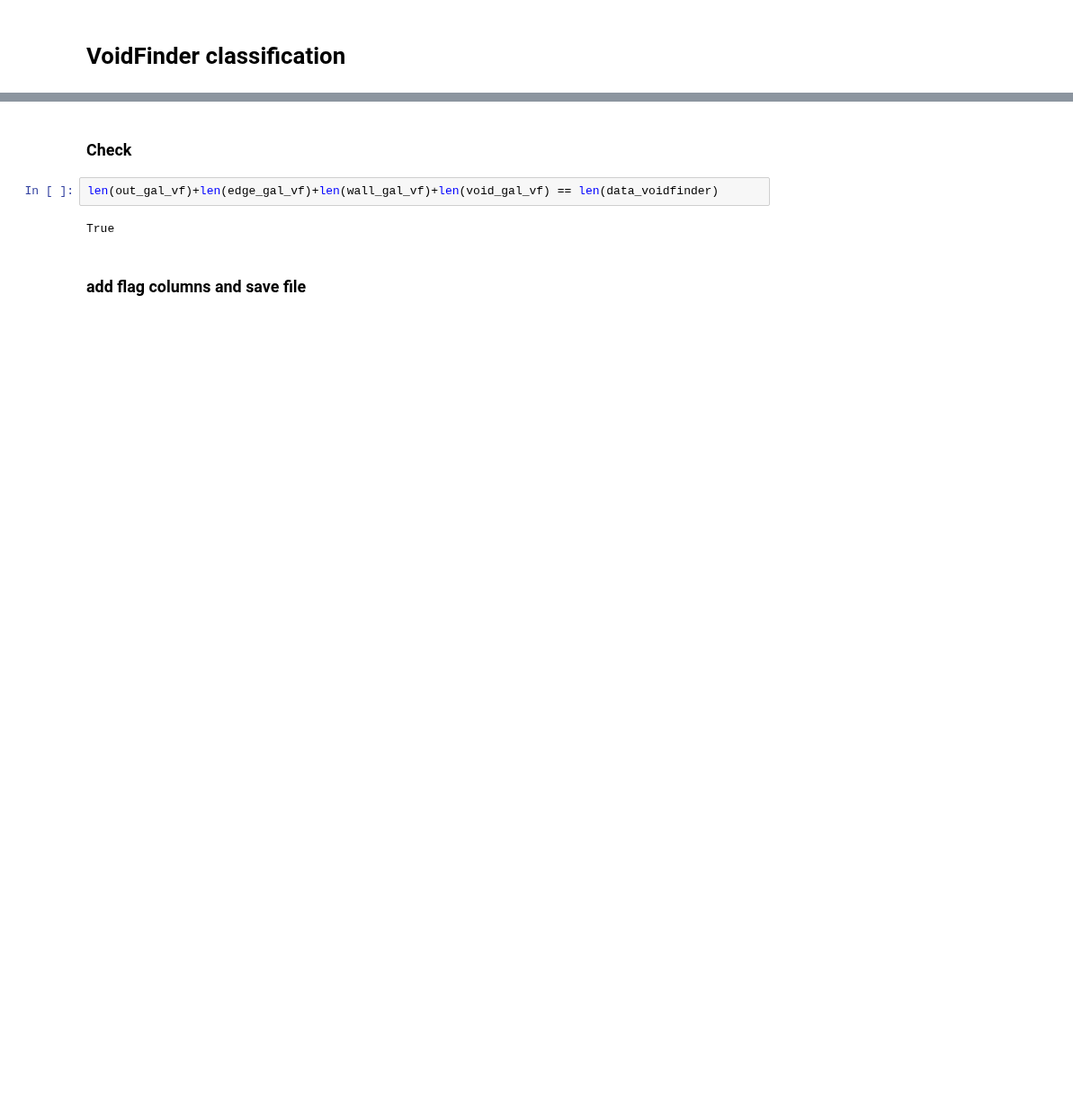
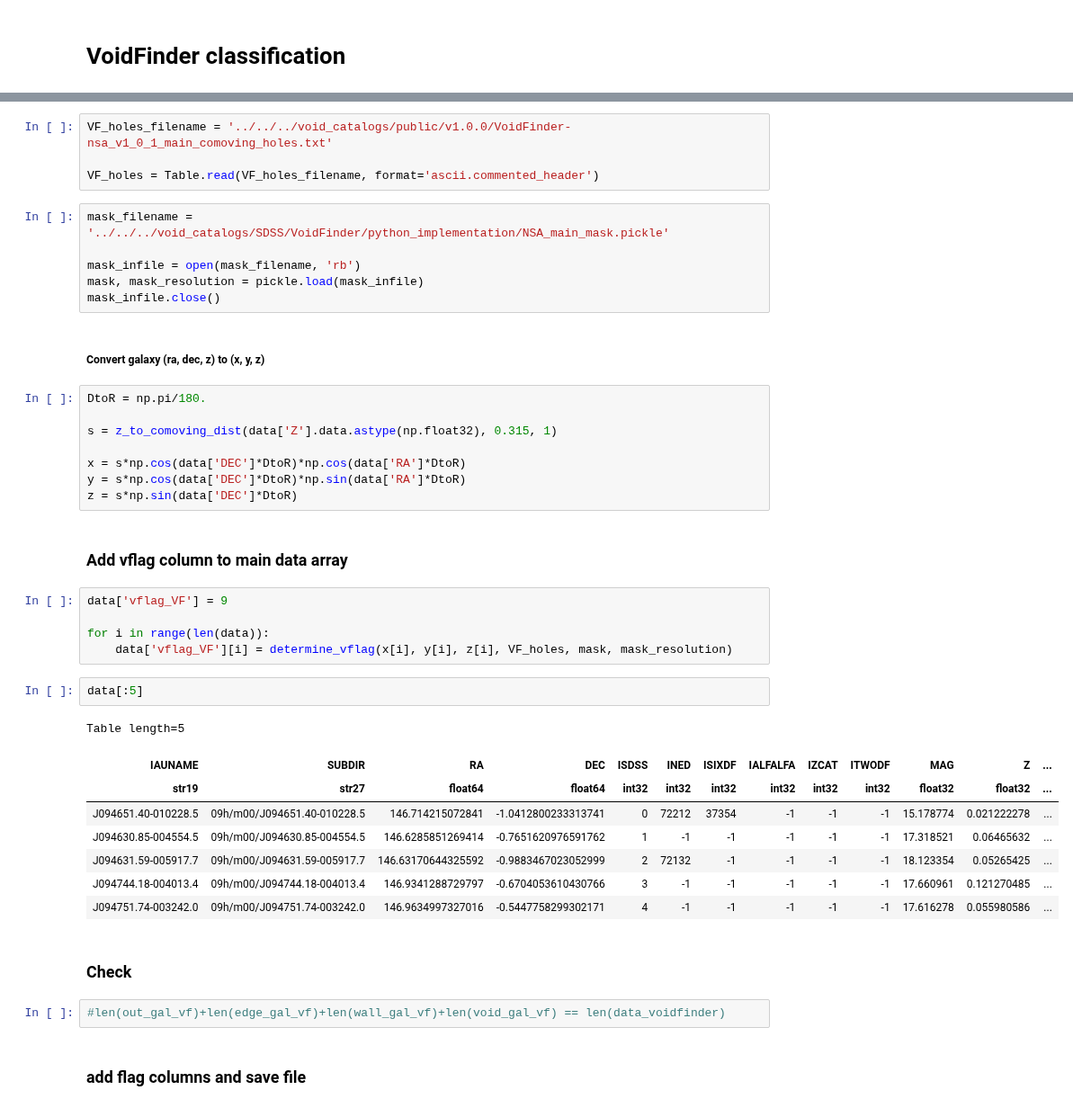
Before and after one commit to DESI-UR/Void_analysis, a Jupyter notebook: nb/Fatima_Zaidouni/Environment Classification for V^2 and Voidfinder.ipynb, the cells around one changed output, grey strips where cells are left out. Shown at 90% size. Saved outputs shown, nothing was run; the diff lists cells and outputs as text; blank space fills up the shorter version.

```diff
--- a/nb/Fatima_Zaidouni/Environment Classification for V^2 and Voidfinder.ipynb
+++ b/nb/Fatima_Zaidouni/Environment Classification for V^2 and Voidfinder.ipynb
@@ -120,9 +199,45 @@ edge_gal_vf = np.argwhere(np.array(data_voidfinder['vflag']) == 2)
+# %%
+VF_holes_filename = '../../../void_catalogs/public/v1.0.0/VoidFinder-nsa_v1_0_1_main_comoving_holes.txt'
+
+VF_holes = Table.read(VF_holes_filename, format='ascii.commented_header')
+# %%
+mask_filename = '../../../void_catalogs/SDSS/VoidFinder/python_implementation/NSA_main_mask.pickle'
+
+mask_infile = open(mask_filename, 'rb')
+mask, mask_resolution = pickle.load(mask_infile)
+mask_infile.close()
+# %% [markdown]
+##### Convert galaxy (ra, dec, z) to (x, y, z)
+# %%
+DtoR = np.pi/180.
+
+s = z_to_comoving_dist(data['Z'].data.astype(np.float32), 0.315, 1)
+
+x = s*np.cos(data['DEC']*DtoR)*np.cos(data['RA']*DtoR)
+y = s*np.cos(data['DEC']*DtoR)*np.sin(data['RA']*DtoR)
+z = s*np.sin(data['DEC']*DtoR)
+# %% [markdown]
+### Add vflag column to main data array
+# %%
+data['vflag_VF'] = 9
+
+for i in range(len(data)):
+    data['vflag_VF'][i] = determine_vflag(x[i], y[i], z[i], VF_holes, mask, mask_resolution)
+# %%
+data[:5]
+# %% [output]
+Table length=5
+| IAUNAME | SUBDIR | RA | DEC | ISDSS | INED | ISIXDF | IALFALFA | IZCAT | ITWODF | MAG | Z | ... |
+| str19 | str27 | float64 | float64 | int32 | int32 | int32 | int32 | int32 | int32 | float32 | float32 | ... |
+| J094651.40-010228.5 | 09h/m00/J094651.40-010228.5 | 146.714215072841 | -1.0412800233313741 | 0 | 72212 | 37354 | -1 | -1 | -1 | 15.178774 | 0.021222278 | ... |
+| J094630.85-004554.5 | 09h/m00/J094630.85-004554.5 | 146.6285851269414 | -0.7651620976591762 | 1 | -1 | -1 | -1 | -1 | -1 | 17.318521 | 0.06465632 | ... |
+| J094631.59-005917.7 | 09h/m00/J094631.59-005917.7 | 146.63170644325592 | -0.9883467023052999 | 2 | 72132 | -1 | -1 | -1 | -1 | 18.123354 | 0.05265425 | ... |
+| J094744.18-004013.4 | 09h/m00/J094744.18-004013.4 | 146.9341288729797 | -0.6704053610430766 | 3 | -1 | -1 | -1 | -1 | -1 | 17.660961 | 0.121270485 | ... |
+| J094751.74-003242.0 | 09h/m00/J094751.74-003242.0 | 146.9634997327016 | -0.5447758299302171 | 4 | -1 | -1 | -1 | -1 | -1 | 17.616278 | 0.055980586 | ... |
 # %% [markdown]
 ### Check
 # %%
-len(out_gal_vf)+len(edge_gal_vf)+len(wall_gal_vf)+len(void_gal_vf) == len(data_voidfinder)
+#len(out_gal_vf)+len(edge_gal_vf)+len(wall_gal_vf)+len(void_gal_vf) == len(data_voidfinder)
-# %% [output]
-True
 # %% [markdown]
 ### add flag columns and save file
 # %%
```
Also changed, not shown: parts of 29 cells of this notebook, 3 other files.
